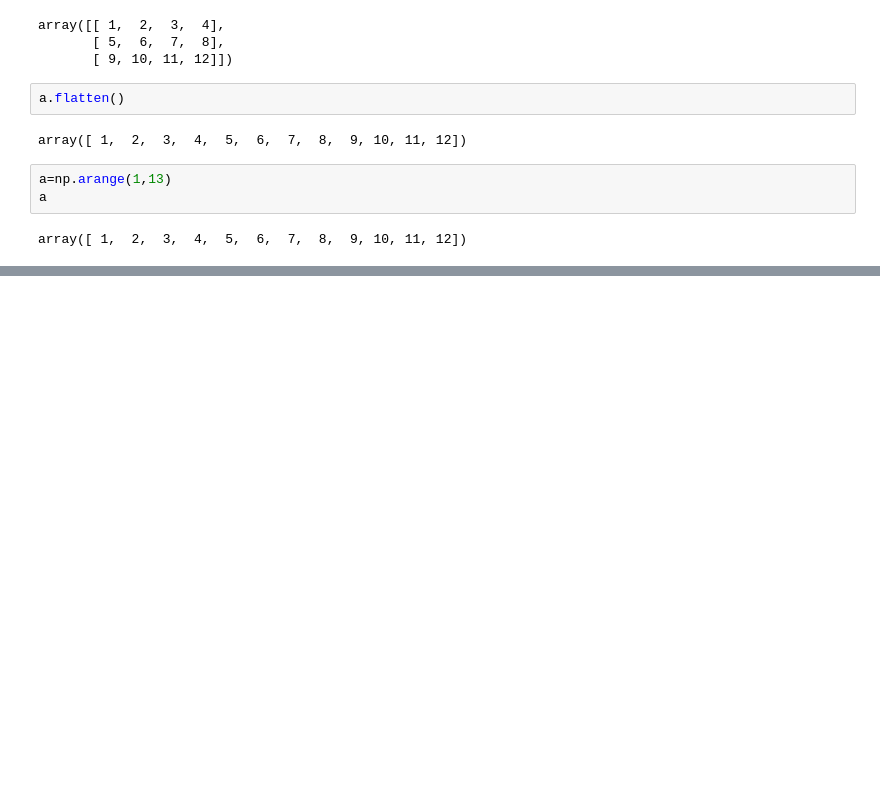
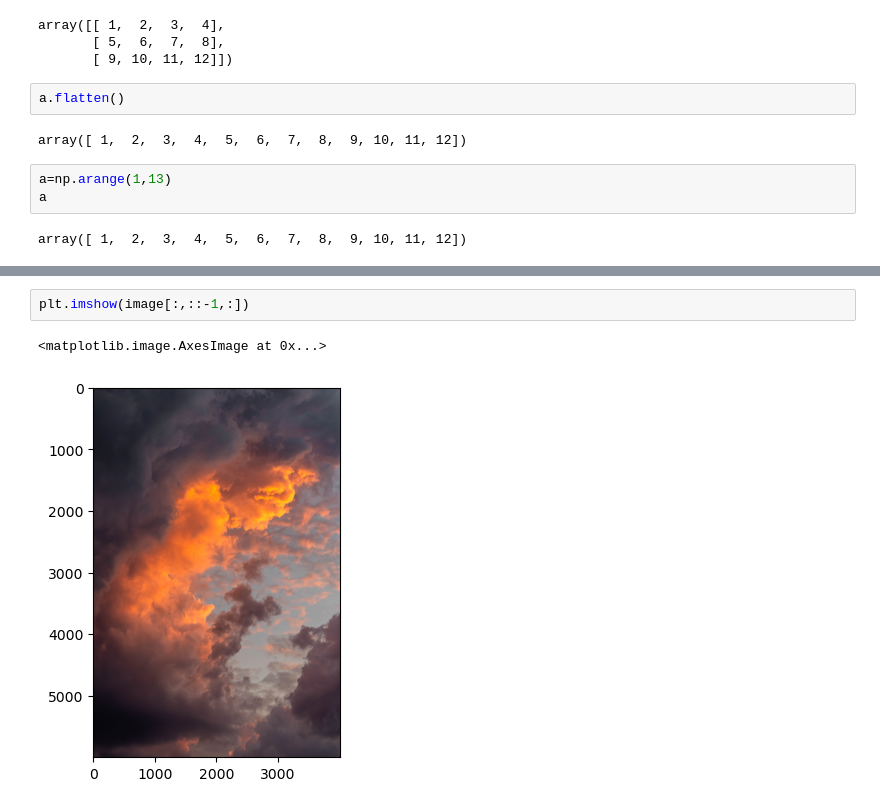
Before and after one commit to jeeet0700/Numpy, a Jupyter notebook: Numpy Final-Cut.ipynb, the cells around one changed output, grey strips where cells are left out. Saved outputs shown, nothing was run; the diff lists cells and outputs as text; blank space fills up the shorter version.

```diff
--- a/Numpy Final-Cut.ipynb
+++ b/Numpy Final-Cut.ipynb
@@ -1719,0 +1981,5 @@ array([6041,   25, 5461, 4545, 4340, 1230,   61, 1258, 3148, 4687, 3519,
+# %%
+plt.imshow(image[:,::-1,:])
+# %% [output]
+<matplotlib.image.AxesImage at 0x...>
+[figure, added]
```
Also changed, not shown: parts of 135 cells of this notebook.
